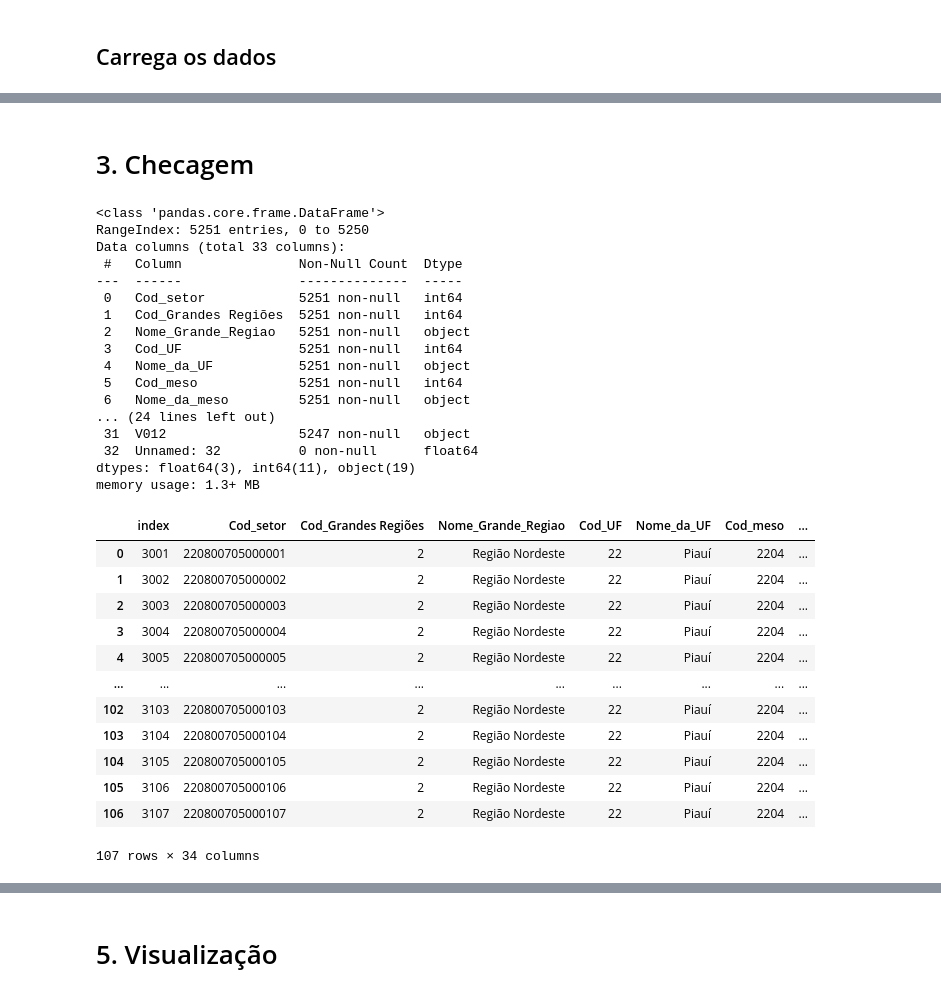
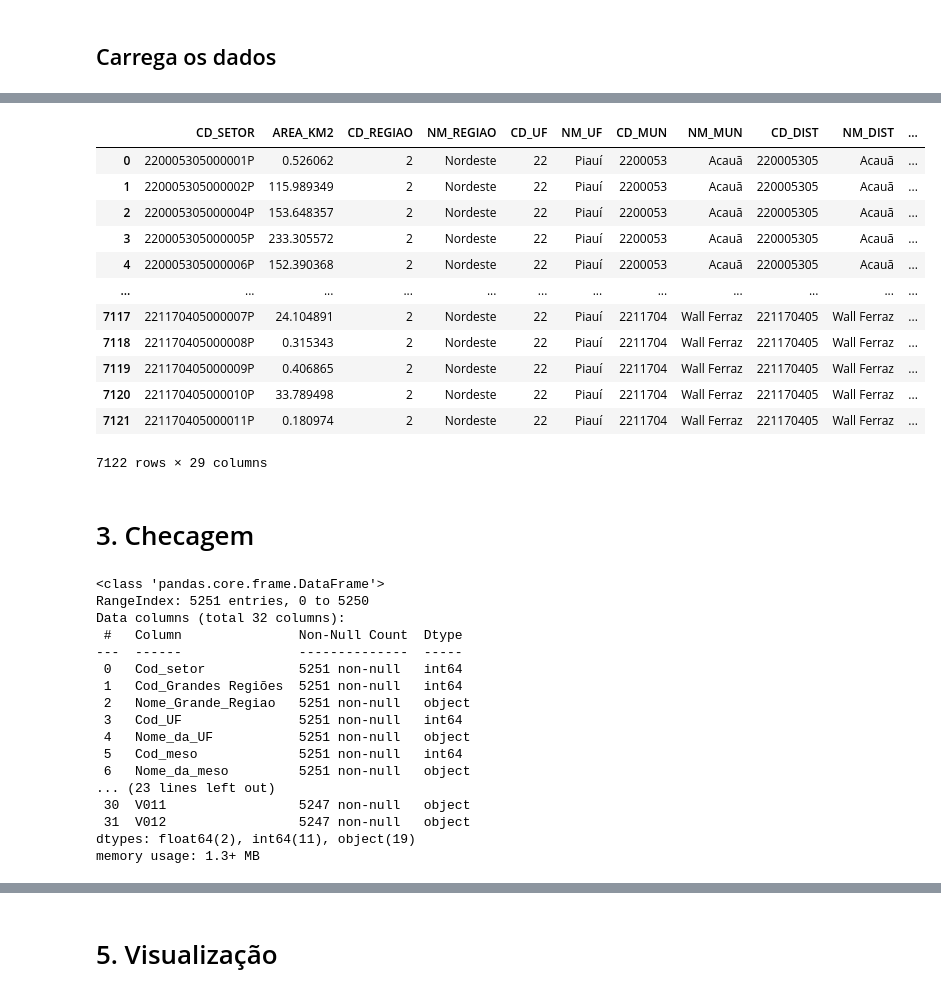
Before and after one commit to renansilva15/data-storytelling, a Jupyter notebook: 2-densidade-demografica-picos/main.ipynb, the cells around one changed output, grey strips where cells are left out. Drawn from its saved outputs; the diff is of its cells as text; code cells hidden in the pictures.

```diff
--- a/2-densidade-demografica-picos/main.ipynb
+++ b/2-densidade-demografica-picos/main.ipynb
@@ -23,3 +47,6 @@ path = "./datasets/Basico_PI.csv"
+# %%
+path_2010 = "https://docs.google.com/spreadsheets/d/e/2PACX-1vSpg0aOQtIo0KKq7Dl1RRawkErjCU2wiYud-CGWFlyfzSLi9DK8IY-lhW1HbJGMToVYp_Bt_wp1deyG/pub?output=csv"
+path_2022 = "https://docs.google.com/spreadsheets/d/e/2PACX-1vTJz91zGqho-2fJBD0eWqQUpepBQ6RA4HGu5Xu7oaD5zVSQjRTG4ErqF0a5uFXfvR7-2QlB8VEd5eQD/pub?output=csv"
 # %% [markdown]
 ## Bibliotecas
 # %%
@@ -50,11 +74,28 @@ df
+# %%
+df_2022 = pd.read_csv(path_2022)
+df_2022
+# %% [output]
+|  | CD_SETOR | AREA_KM2 | CD_REGIAO | NM_REGIAO | CD_UF | NM_UF | CD_MUN | NM_MUN | CD_DIST | NM_DIST | ... |
+| 0 | 220005305000001P | 0.526062 | 2 | Nordeste | 22 | Piauí | 2200053 | Acauã | 220005305 | Acauã | ... |
+| 1 | 220005305000002P | 115.989349 | 2 | Nordeste | 22 | Piauí | 2200053 | Acauã | 220005305 | Acauã | ... |
+| 2 | 220005305000004P | 153.648357 | 2 | Nordeste | 22 | Piauí | 2200053 | Acauã | 220005305 | Acauã | ... |
+| 3 | 220005305000005P | 233.305572 | 2 | Nordeste | 22 | Piauí | 2200053 | Acauã | 220005305 | Acauã | ... |
+| 4 | 220005305000006P | 152.390368 | 2 | Nordeste | 22 | Piauí | 2200053 | Acauã | 220005305 | Acauã | ... |
+| ... | ... | ... | ... | ... | ... | ... | ... | ... | ... | ... | ... |
+| 7117 | 221170405000007P | 24.104891 | 2 | Nordeste | 22 | Piauí | 2211704 | Wall Ferraz | 221170405 | Wall Ferraz | ... |
+| 7118 | 221170405000008P | 0.315343 | 2 | Nordeste | 22 | Piauí | 2211704 | Wall Ferraz | 221170405 | Wall Ferraz | ... |
+| 7119 | 221170405000009P | 0.406865 | 2 | Nordeste | 22 | Piauí | 2211704 | Wall Ferraz | 221170405 | Wall Ferraz | ... |
+| 7120 | 221170405000010P | 33.789498 | 2 | Nordeste | 22 | Piauí | 2211704 | Wall Ferraz | 221170405 | Wall Ferraz | ... |
+| 7121 | 221170405000011P | 0.180974 | 2 | Nordeste | 22 | Piauí | 2211704 | Wall Ferraz | 221170405 | Wall Ferraz | ... |
+7122 rows × 29 columns
 # %% [markdown]
 # 3. Checagem
 # %%
-df.info()
+df_2010.info()
 # %% [output]
 <class 'pandas.core.frame.DataFrame'>
 RangeIndex: 5251 entries, 0 to 5250
-Data columns (total 33 columns):
+Data columns (total 32 columns):
  #   Column               Non-Null Count  Dtype
 ---  ------               --------------  -----
  0   Cod_setor            5251 non-null   int64
@@ -64,26 +105,9 @@ Data columns (total 33 columns):
  4   Nome_da_UF           5251 non-null   object
  5   Cod_meso             5251 non-null   int64
  6   Nome_da_meso         5251 non-null   object
-... (24 lines left out)
+... (23 lines left out)
+ 30  V011                 5247 non-null   object
  31  V012                 5247 non-null   object
- 32  Unnamed: 32          0 non-null      float64
-dtypes: float64(3), int64(11), object(19)
+dtypes: float64(2), int64(11), object(19)
 memory usage: 1.3+ MB
-# %%
-df_picos = df[df['Nome_do_municipio'] == 'PICOS'].reset_index()
-df_picos
-# %% [output]
-|  | index | Cod_setor | Cod_Grandes Regiões | Nome_Grande_Regiao | Cod_UF | Nome_da_UF | Cod_meso | ... |
-| 0 | 3001 | 220800705000001 | 2 | Região Nordeste | 22 | Piauí | 2204 | ... |
-| 1 | 3002 | 220800705000002 | 2 | Região Nordeste | 22 | Piauí | 2204 | ... |
-| 2 | 3003 | 220800705000003 | 2 | Região Nordeste | 22 | Piauí | 2204 | ... |
-| 3 | 3004 | 220800705000004 | 2 | Região Nordeste | 22 | Piauí | 2204 | ... |
-| 4 | 3005 | 220800705000005 | 2 | Região Nordeste | 22 | Piauí | 2204 | ... |
-| ... | ... | ... | ... | ... | ... | ... | ... | ... |
-| 102 | 3103 | 220800705000103 | 2 | Região Nordeste | 22 | Piauí | 2204 | ... |
-| 103 | 3104 | 220800705000104 | 2 | Região Nordeste | 22 | Piauí | 2204 | ... |
-| 104 | 3105 | 220800705000105 | 2 | Região Nordeste | 22 | Piauí | 2204 | ... |
-| 105 | 3106 | 220800705000106 | 2 | Região Nordeste | 22 | Piauí | 2204 | ... |
-| 106 | 3107 | 220800705000107 | 2 | Região Nordeste | 22 | Piauí | 2204 | ... |
-107 rows × 34 columns
 # %%
```
Also changed, not shown: parts of 48 cells of this notebook, 9 other files.
